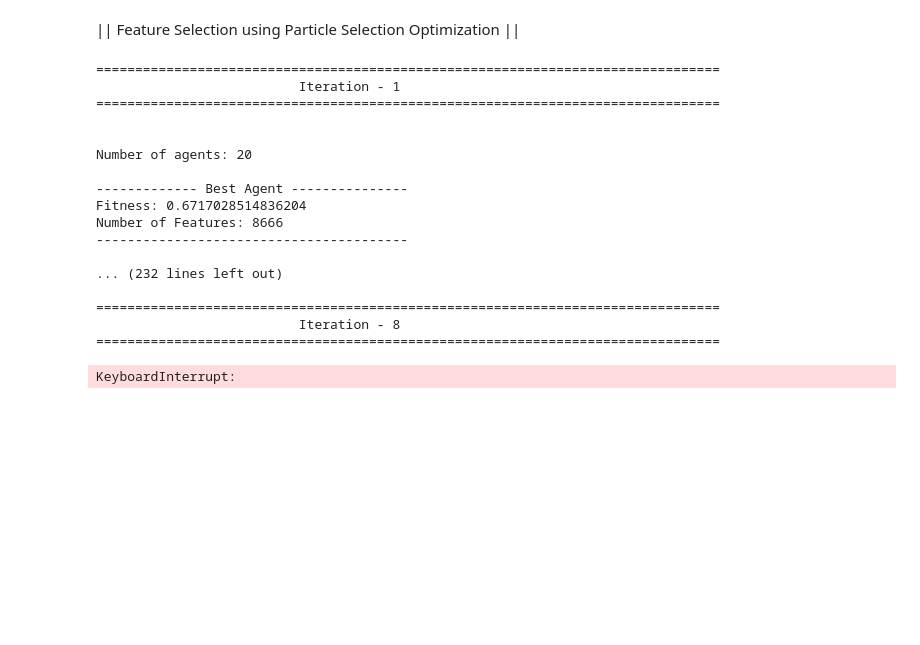
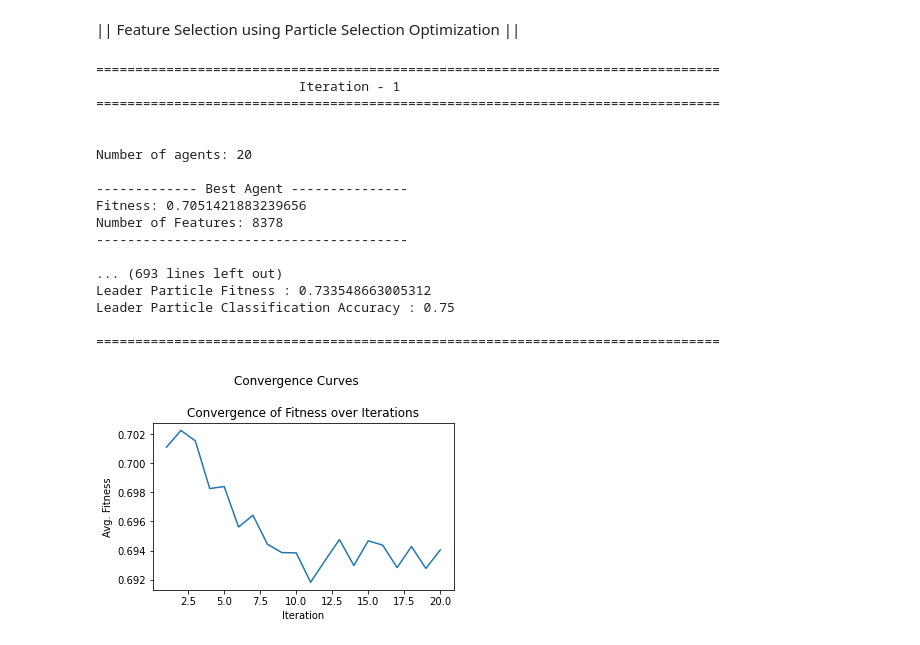
Before and after one commit to AufaAnasin/Implement-PSO-SVM-GeneExpression-LungCancer, a Jupyter notebook: 3_feature-selection-PSO.ipynb, the cells around one changed output. Drawn from its saved outputs; the diff is of its cells as text; code cells hidden in the pictures; blank space fills up the shorter version.

```diff
--- a/3_feature-selection-PSO.ipynb
+++ b/3_feature-selection-PSO.ipynb
@@ -168,37 +168,37 @@ def PSO(num_agents, max_iter, weight_acc, train_data, train_label, obj_function=
 
     # update attributes of solution
     solution.best_agent = Leader_agent
     solution.best_fitness = Leader_fitness
     solution.best_accuracy = Leader_accuracy
     solution.convergence_curve = convergence_curve
     solution.final_particles = particles
     solution.final_fitness = fitness
     solution.final_accuracy = accuracy
     solution.execution_time = exec_time
 
     return solution
 
 
 if __name__ == '__main__':
 
     data = datasets.load_digits()
-    PSO(20, 100, 0.8, X_train, y_train, save_conv_graph=True)
+    PSO(20, 20, 0.8, X_train, y_train, save_conv_graph=True)
 # %% [output]
 ================================================================================
                           Iteration - 1
 ================================================================================
 
 
 Number of agents: 20
 
 ------------- Best Agent ---------------
-Fitness: 0.6717028514836204
-Number of Features: 8666
+Fitness: 0.7051421883239656
+Number of Features: 8378
 ----------------------------------------
 
-... (232 lines left out)
+... (693 lines left out)
+Leader Particle Fitness : 0.733548663005312
+Leader Particle Classification Accuracy : 0.75
 
 ================================================================================
-                          Iteration - 8
-================================================================================
-KeyboardInterrupt:
+[figure, added]
```
Also changed, not shown: 3 other files.
